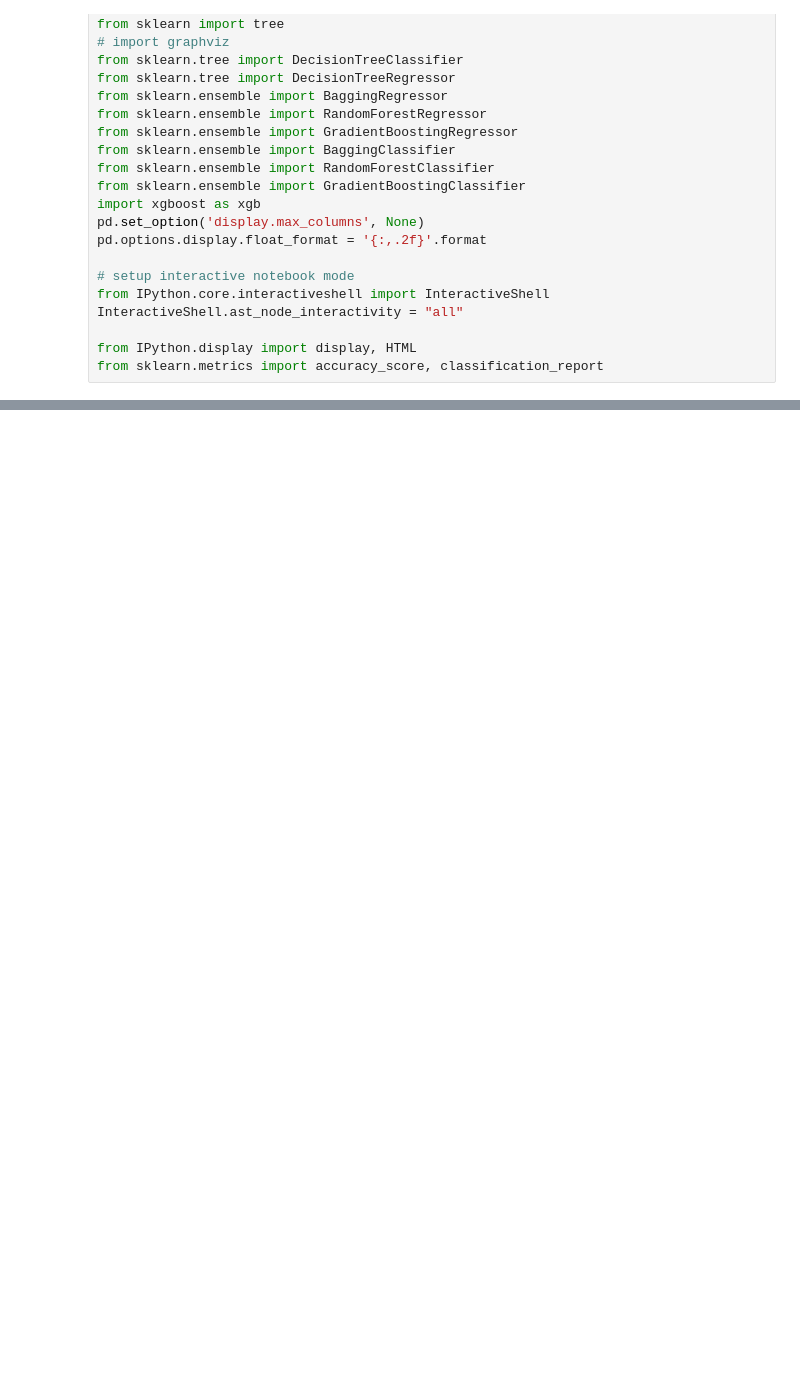
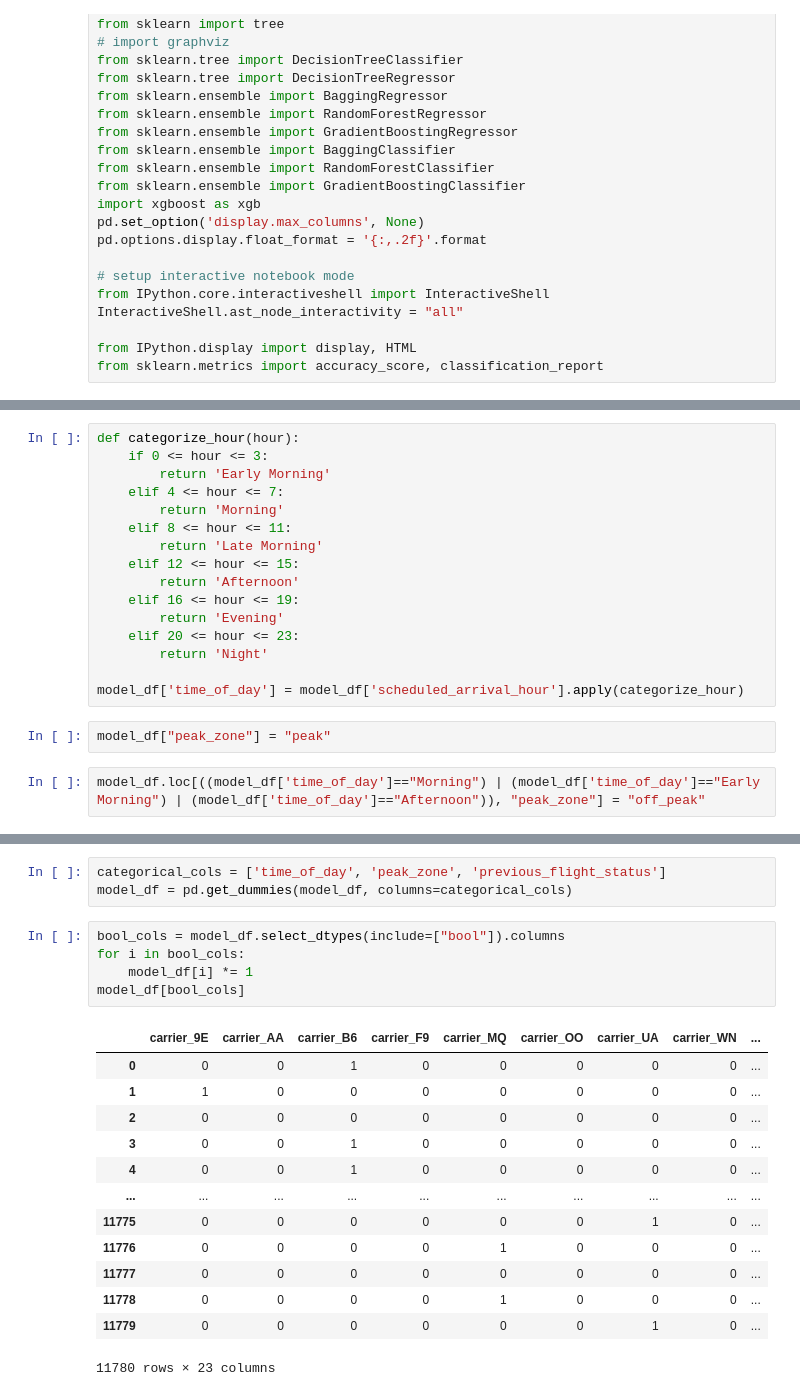
Before and after one commit to saikeerthan-14/flight-delay-prediction, a Jupyter notebook: model_2.ipynb, the cells around one changed output, grey strips where cells are left out. Saved outputs shown, nothing was run; the diff lists cells and outputs as text; blank space fills up the shorter version.

```diff
--- a/model_2.ipynb
+++ b/model_2.ipynb
@@ -38,0 +312,20 @@ df
+# %%
+def categorize_hour(hour):
+    if 0 <= hour <= 3:
+        return 'Early Morning'
+    elif 4 <= hour <= 7:
+        return 'Morning'
+    elif 8 <= hour <= 11:
+        return 'Late Morning'
+    elif 12 <= hour <= 15:
+        return 'Afternoon'
+    elif 16 <= hour <= 19:
+        return 'Evening'
+    elif 20 <= hour <= 23:
+        return 'Night'
+
+model_df['time_of_day'] = model_df['scheduled_arrival_hour'].apply(categorize_hour)
+# %%
+model_df["peak_zone"] = "peak"
+# %%
+model_df.loc[((model_df['time_of_day']=="Morning") | (model_df['time_of_day']=="Early Morning") | (model_df['time_of_day']=="Afternoon")), "peak_zone"] = "off_peak"
@@ -38,0 +348,22 @@ df
+# %%
+categorical_cols = ['time_of_day', 'peak_zone', 'previous_flight_status']
+model_df = pd.get_dummies(model_df, columns=categorical_cols)
+# %%
+bool_cols = model_df.select_dtypes(include=["bool"]).columns
+for i in bool_cols:
+    model_df[i] *= 1
+model_df[bool_cols]
+# %% [output]
+|  | carrier_9E | carrier_AA | carrier_B6 | carrier_F9 | carrier_MQ | carrier_OO | carrier_UA | carrier_WN | ... |
+| 0 | 0 | 0 | 1 | 0 | 0 | 0 | 0 | 0 | ... |
+| 1 | 1 | 0 | 0 | 0 | 0 | 0 | 0 | 0 | ... |
+| 2 | 0 | 0 | 0 | 0 | 0 | 0 | 0 | 0 | ... |
+| 3 | 0 | 0 | 1 | 0 | 0 | 0 | 0 | 0 | ... |
+| 4 | 0 | 0 | 1 | 0 | 0 | 0 | 0 | 0 | ... |
+| ... | ... | ... | ... | ... | ... | ... | ... | ... | ... |
+| 11775 | 0 | 0 | 0 | 0 | 0 | 0 | 1 | 0 | ... |
+| 11776 | 0 | 0 | 0 | 0 | 1 | 0 | 0 | 0 | ... |
+| 11777 | 0 | 0 | 0 | 0 | 0 | 0 | 0 | 0 | ... |
+| 11778 | 0 | 0 | 0 | 0 | 1 | 0 | 0 | 0 | ... |
+| 11779 | 0 | 0 | 0 | 0 | 0 | 0 | 1 | 0 | ... |
+11780 rows × 23 columns
```
Also changed, not shown: parts of 26 cells of this notebook, 3 other files.
